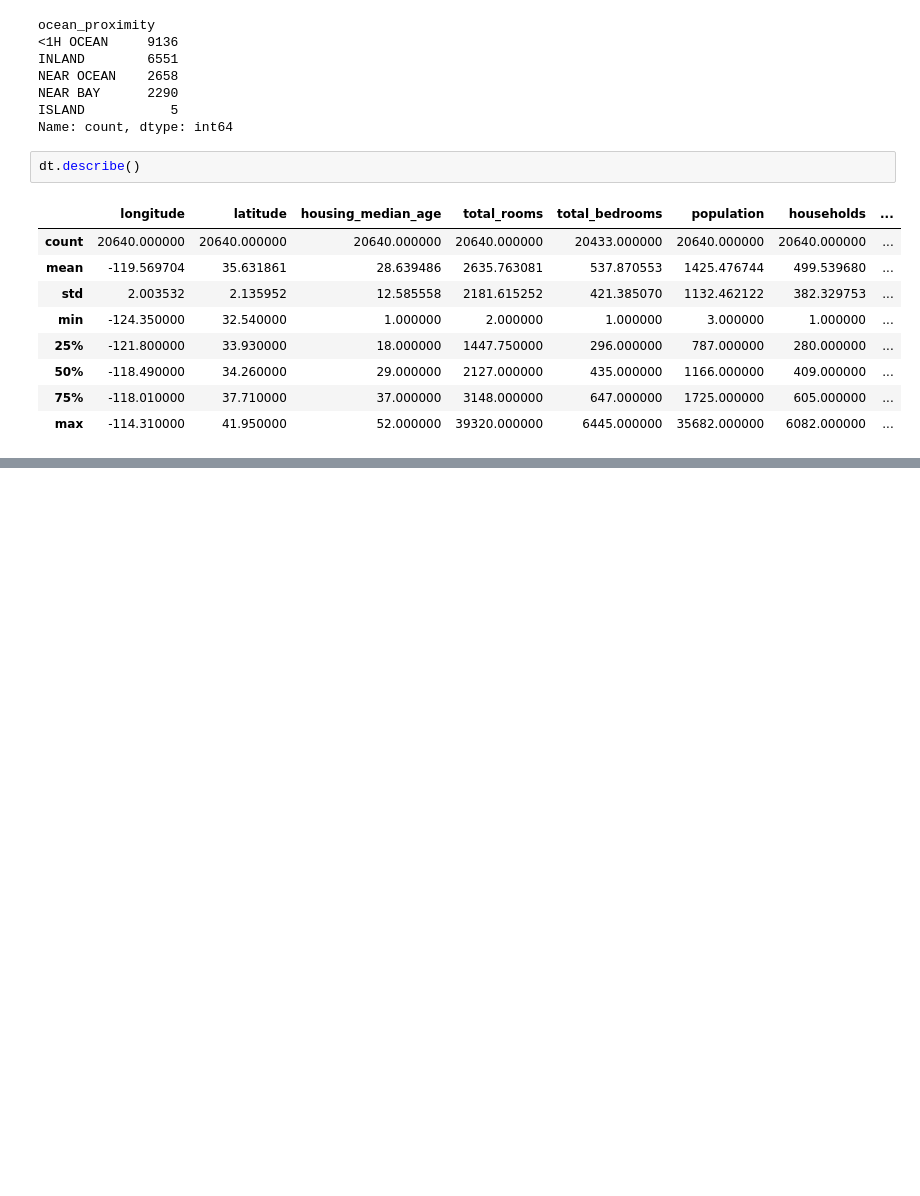
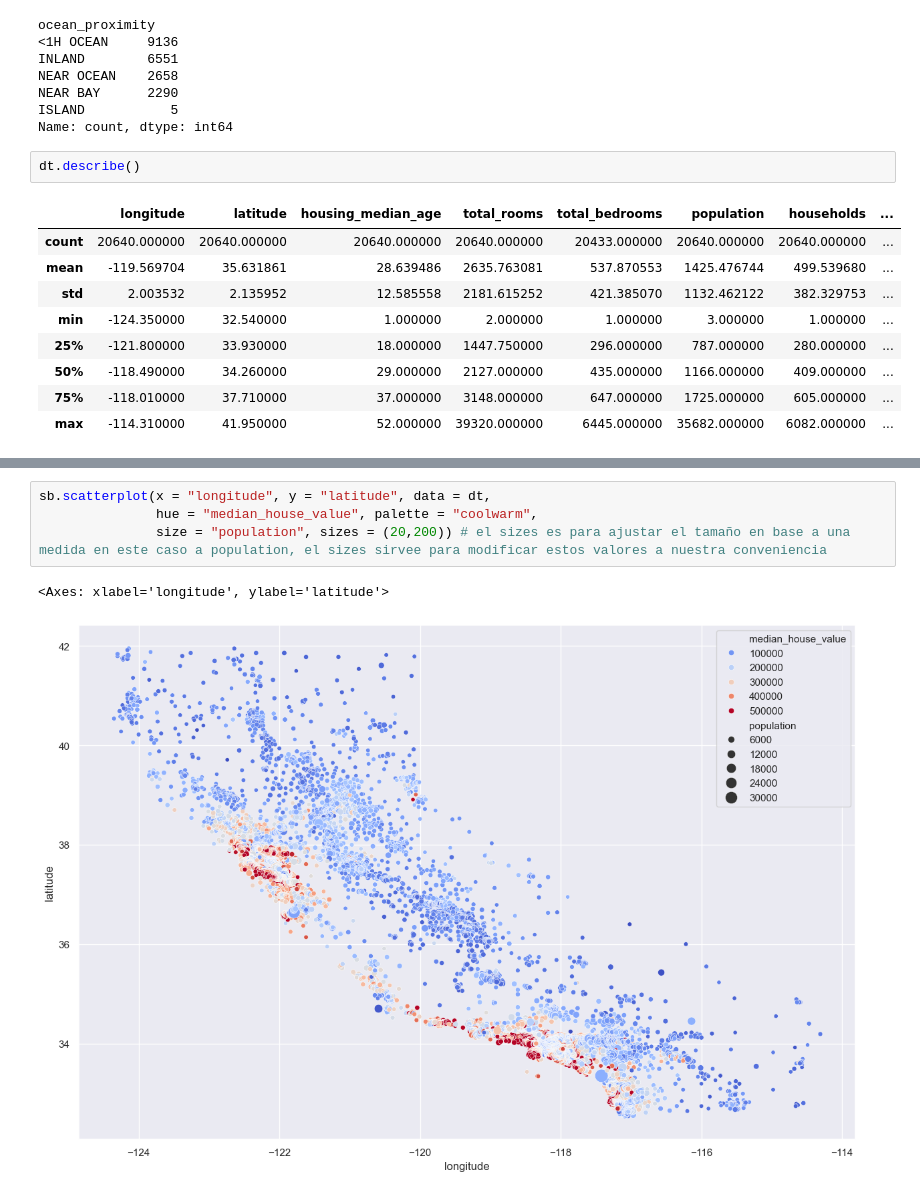
Before and after one commit to juarturito18/Practica-AI-enginner, a Jupyter notebook: Modelo house prices/Modelo house prices.ipynb, the cells around one changed output, grey strips where cells are left out. Drawn from its saved outputs; the diff is of its cells as text; blank space fills up the shorter version.

```diff
--- a/Modelo house prices/Modelo house prices.ipynb
+++ b/Modelo house prices/Modelo house prices.ipynb
@@ -53,0 +76,7 @@ dt.describe()
+# %%
+sb.scatterplot(x = "longitude", y = "latitude", data = dt,
+               hue = "median_house_value", palette = "coolwarm",
+               size = "population", sizes = (20,200)) # el sizes es para ajustar el tamaño en base a una medida en este caso a population, el sizes sirvee para modificar estos valores a nuestra conveniencia
+# %% [output]
+<Axes: xlabel='longitude', ylabel='latitude'>
+[figure, added]
```
Also changed, not shown: parts of 26 cells of this notebook.
